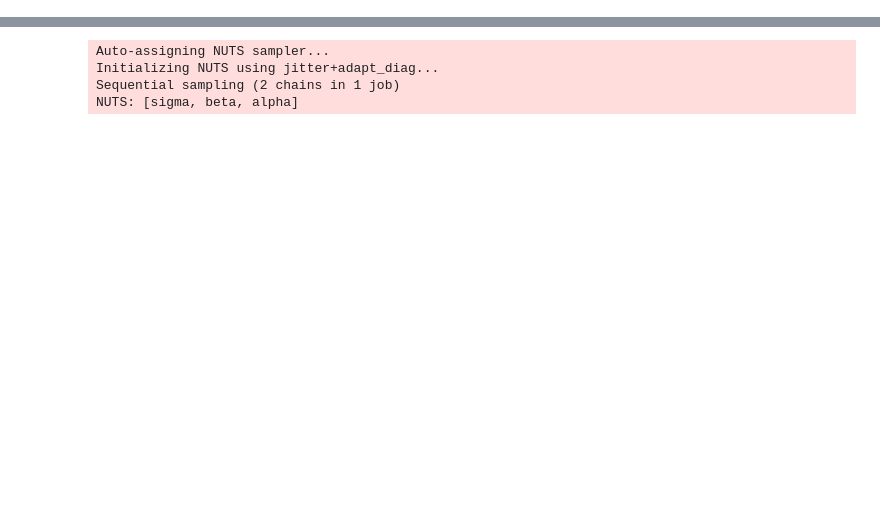
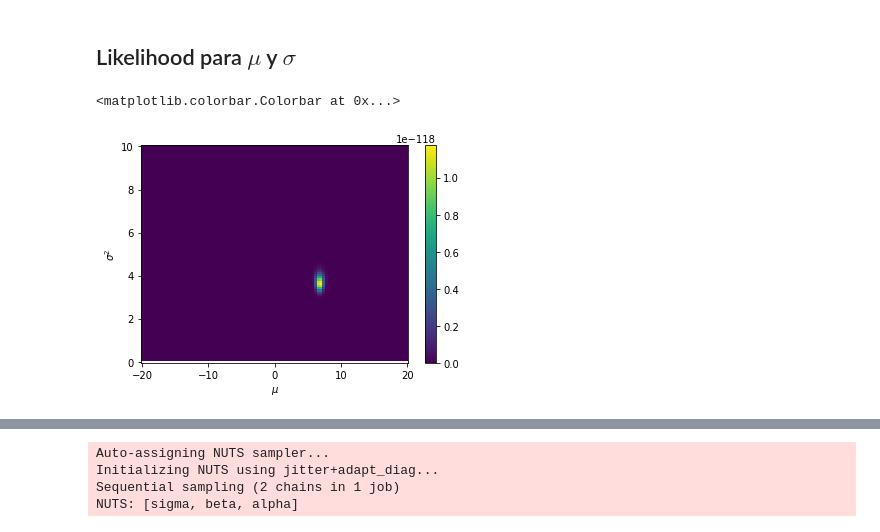
Before and after one commit to molgor/tutorial_pymc3, a Jupyter notebook: notebooks/Tutorial PMC3-nuevo.ipynb, the cells around one changed output, grey strips where cells are left out. Cells and saved outputs as stored; diff of their text form; code cells hidden in the pictures; blank space fills up the shorter version.

```diff
--- a/notebooks/Tutorial PMC3-nuevo.ipynb
+++ b/notebooks/Tutorial PMC3-nuevo.ipynb
@@ -114,0 +128,20 @@ MCMC (Markov Chain Monte Carlo)
+# %%
+llh = []
+lllh = []
+obs = np.random.normal(loc=7,scale=3.5,size=100)
+for sigma in sigmas:
+    for mu in mus:
+        llh.append(likelihood_f(mu,sigma))
+        lllh.append(loglikelihood_f(mu,sigma))
+llh_ = np.array(llh)
+lllh_ = np.array(lllh)
+# %% [markdown]
+## Likelihood para $\mu$ y $\sigma$
+# %%
+plt.pcolor(mus,sigmas,llh_.reshape(100,100),shading='auto')
+plt.xlabel('$\mu$')
+plt.ylabel('$\sigma^2$')
+plt.colorbar()
+# %% [output]
+<matplotlib.colorbar.Colorbar at 0x...>
+[figure, added]
```
Also changed, not shown: parts of 63 cells of this notebook, 6 other files.
